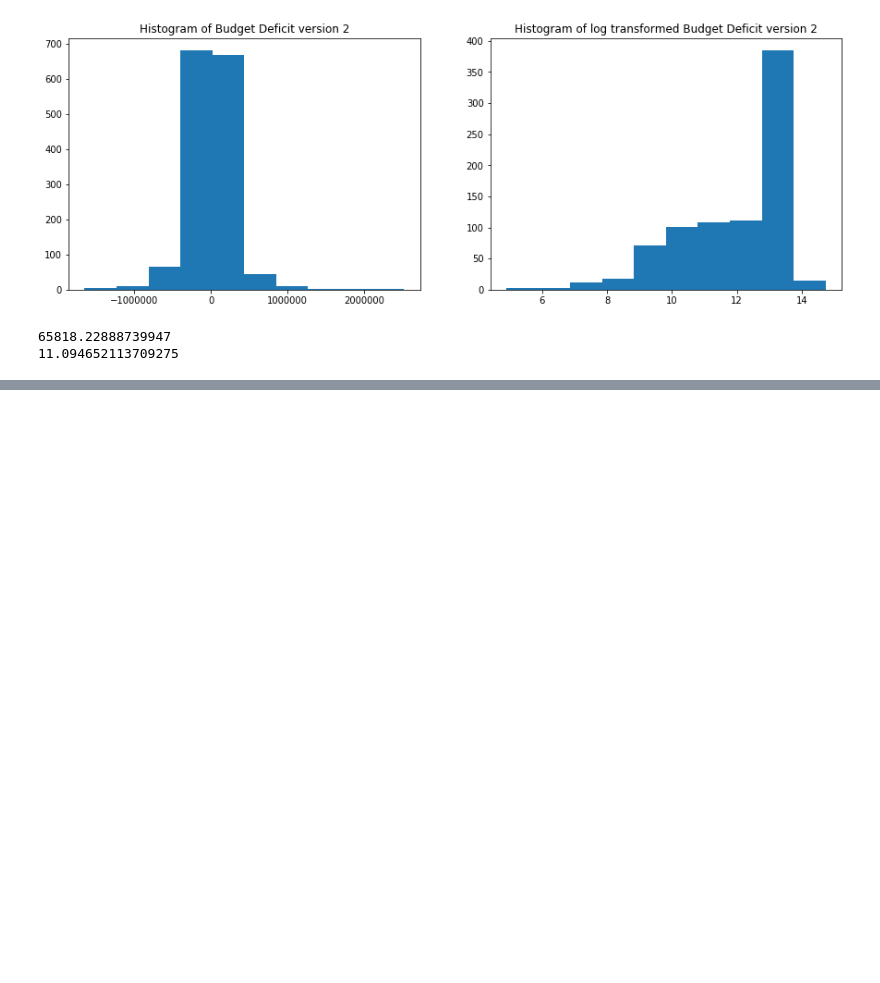
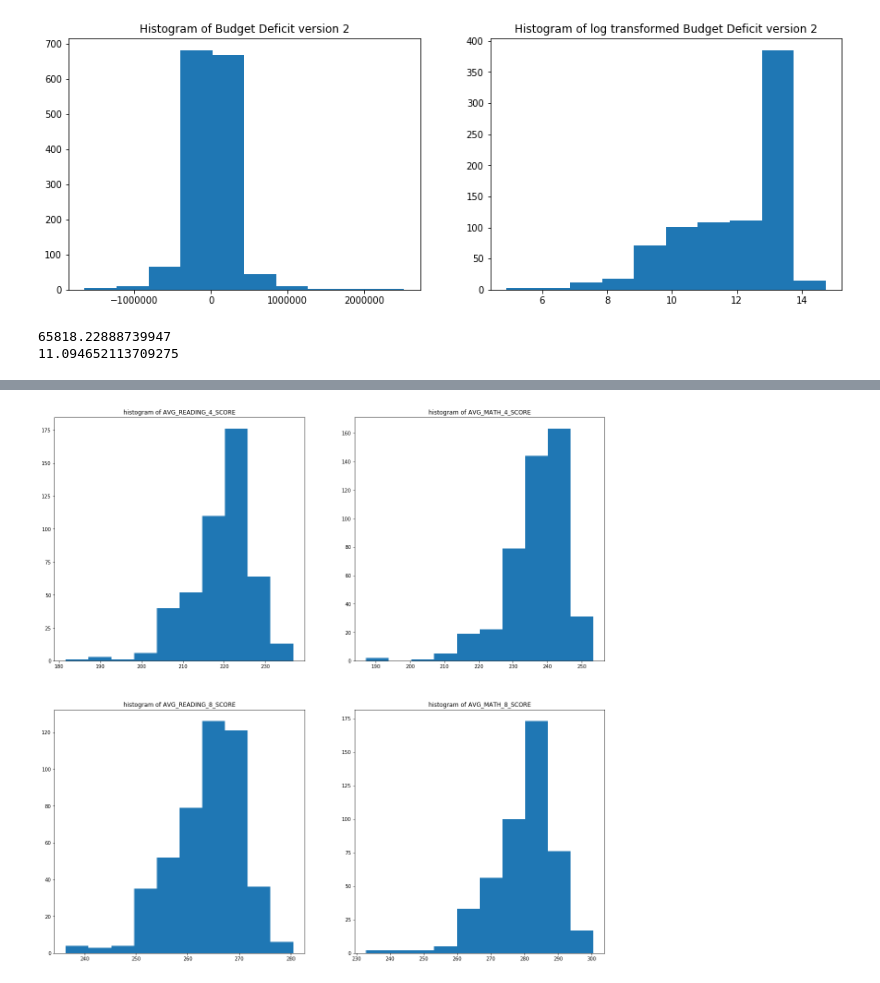
Before and after one commit to colbyshelton91/CleaningData, a Jupyter notebook: Cleaning Data & Outliers 101 (education data).ipynb, the cells around one changed output, grey strips where cells are left out. Drawn from its saved outputs; the diff is of its cells as text; code cells hidden in the pictures; blank space fills up the shorter version.

```diff
--- a/Cleaning Data & Outliers 101 (education data).ipynb
+++ b/Cleaning Data & Outliers 101 (education data).ipynb
@@ -234,0 +315,21 @@ print(np.log(budget_deficit.mean()))
+# %%
+plt.figure(figsize=(20,20))
+
+plt.subplot(2,2,1)
+plt.hist(df.AVG_READING_4_SCORE.dropna())
+plt.title("histogram of {}".format("AVG_READING_4_SCORE"))
+
+plt.subplot(2,2,2)
+plt.hist(df.AVG_MATH_4_SCORE.dropna())
+plt.title("histogram of {}".format("AVG_MATH_4_SCORE"))
+
+plt.subplot(2,2,3)
+plt.hist(df.AVG_READING_8_SCORE.dropna())
+plt.title("histogram of {}".format("AVG_READING_8_SCORE"))
+
+plt.subplot(2,2,4)
+plt.hist(df.AVG_MATH_8_SCORE.dropna())
+plt.title("histogram of {}".format("AVG_MATH_8_SCORE"))
+plt.show()
+# %% [output]
+[figure, added]
```
Also changed, not shown: parts of 10 cells of this notebook.
